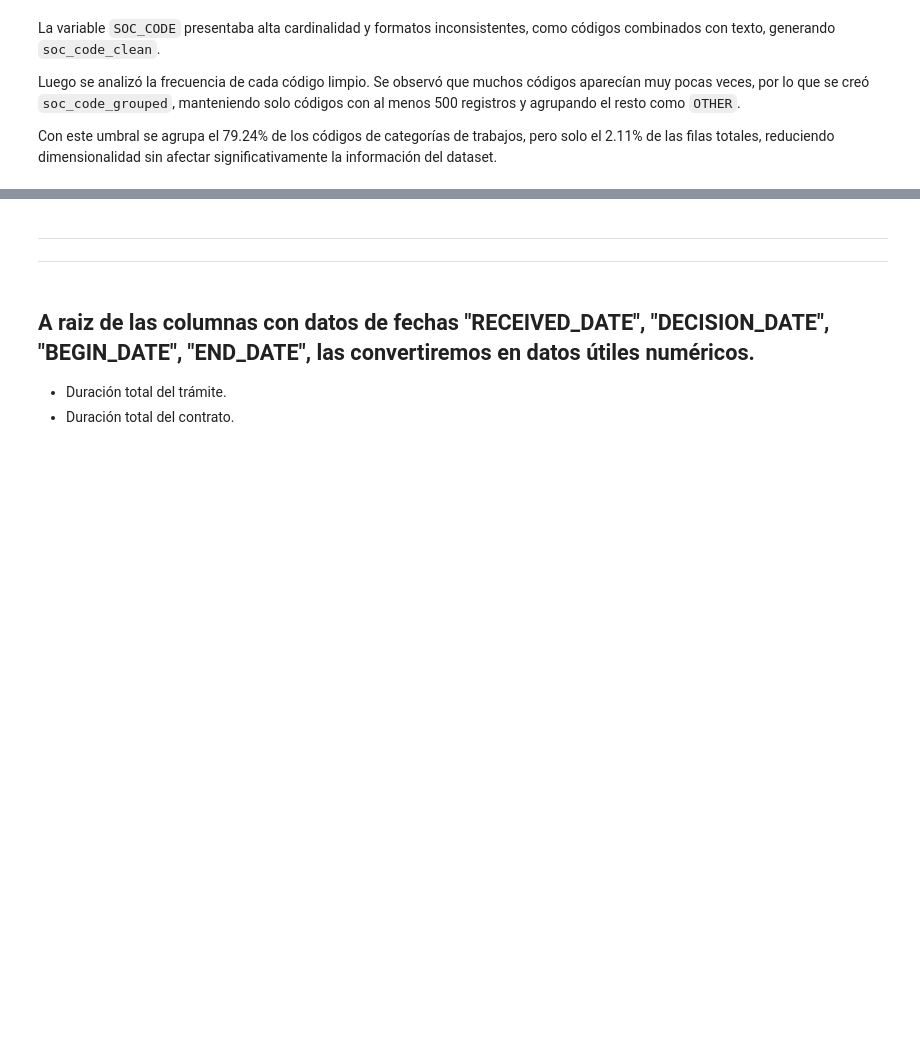
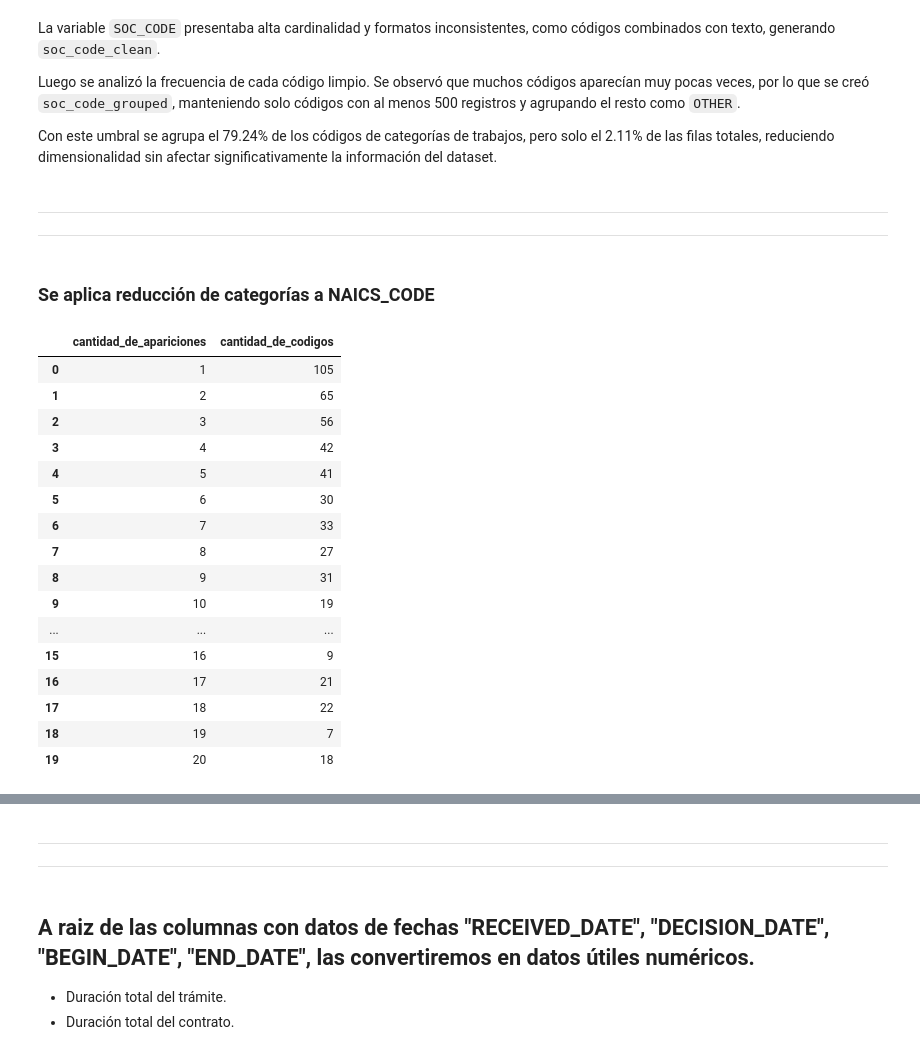
Before and after one commit to Oswaldoslv04/proyecto_final_lca, a Jupyter notebook: src/PROYECTO_FINAL_LCA_DISCLOSURE.ipynb, the cells around one changed output, grey strips where cells are left out. Saved outputs shown, nothing was run; the diff lists cells and outputs as text; code cells hidden in the pictures; blank space fills up the shorter version.

```diff
--- a/src/PROYECTO_FINAL_LCA_DISCLOSURE.ipynb
+++ b/src/PROYECTO_FINAL_LCA_DISCLOSURE.ipynb
@@ -721,3 +778,40 @@ La variable `SOC_CODE` presentaba alta cardinalidad y formatos inconsistentes, c
 Luego se analizó la frecuencia de cada código limpio. Se observó que muchos códigos aparecían muy pocas veces, por lo que se creó `soc_code_grouped`, manteniendo solo códigos con al menos 500 registros y agrupando el resto como `OTHER`.
 
 Con este umbral se agrupa el 79.24% de los códigos de categorías de trabajos, pero solo el 2.11% de las filas totales, reduciendo dimensionalidad sin afectar significativamente la información del dataset.
+# %% [markdown]
+-----------------
+-----------------
+# %% [markdown]
+### Se aplica reducción de categorías a NAICS_CODE
+# %%
+# Frecuencia de cada código NAICS
+naics_code_counts = df["NAICS_CODE"].value_counts(dropna=False)
+
+# Distribución de frecuencias
+naics_code_freq_distribution = (
+    naics_code_counts
+    .value_counts()
+    .sort_index()
+    .rename_axis("cantidad_de_apariciones")
+    .reset_index(name="cantidad_de_codigos")
+)
+
+display(naics_code_freq_distribution.head(20))
+# %% [output]
+|  | cantidad_de_apariciones | cantidad_de_codigos |
+| 0 | 1 | 105 |
+| 1 | 2 | 65 |
+| 2 | 3 | 56 |
+| 3 | 4 | 42 |
+| 4 | 5 | 41 |
+| 5 | 6 | 30 |
+| 6 | 7 | 33 |
+| 7 | 8 | 27 |
+| 8 | 9 | 31 |
+| 9 | 10 | 19 |
+| ... | ... | ... |
+| 15 | 16 | 9 |
+| 16 | 17 | 21 |
+| 17 | 18 | 22 |
+| 18 | 19 | 7 |
+| 19 | 20 | 18 |
```
Also changed, not shown: parts of 51 cells of this notebook.
